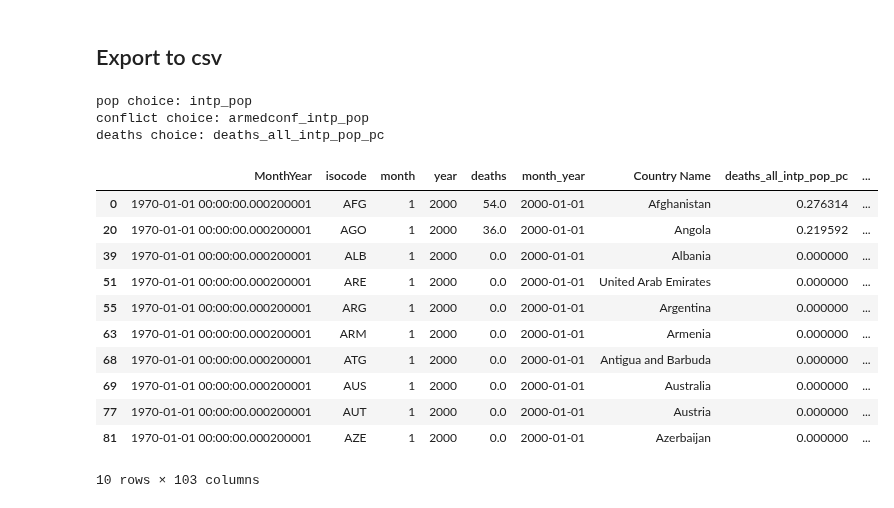
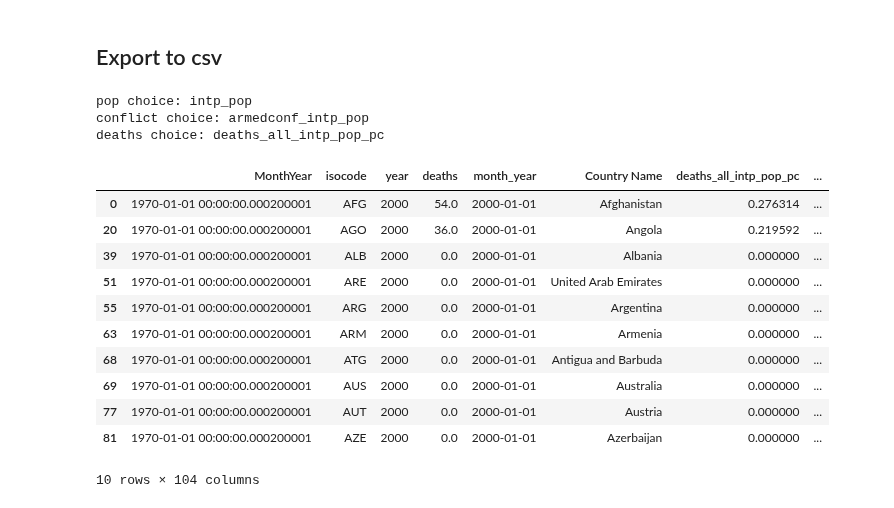
Before and after one commit to luisquinonesPR/thesis, a Jupyter notebook: utils/preprocessing.ipynb, the cells around one changed output. Cells and saved outputs as stored; diff of their text form; code cells hidden in the pictures.

```diff
--- a/utils/preprocessing.ipynb
+++ b/utils/preprocessing.ipynb
@@ -11,3 +13,8 @@ import matplotlib.pyplot as plt
+# %%
+#### important: set train end year (e.g. if 2017, then test data starts from Jan 2018)
+
+train_end = 2017
+unit_of_analyis = 'isocode'
 # %% [markdown]
 ## Import and join data
 We import the merged data set containing the target (deaths) and the covariates (GDELT event counts) alongside the World Bank's population data.
@@ -750,7 +758,7 @@ print(df_shares.isnull().sum().sum())
 
 # fill missing events with with 0
 #event_count_columns= df_shares.filter(like='event_count').columns.tolist()
-event_count_columns = [col for col in df_shares.columns if col.startswith('event_count')]
+event_count_columns = [col for col in df_shares.columns if col.startswith('count_events')]
 df_shares[event_count_columns] = df_shares[event_count_columns].fillna(0)
 
 # check all missing values are gone
@@ -1085,0 +1096,6 @@ print((set(df_deaths.columns) - set(pop_options.columns)))
+# %%
+df_cyclical = df_deaths.copy()
+
+encoder = CyclicalFeatures(variables=['month'], drop_original=True)
+df_cyclical = encoder.fit_transform(df_cyclical)
+df_cyclical
@@ -1086,29 +1116,29 @@ print((set(df_deaths.columns) - set(pop_options.columns)))
 # %% [markdown]
 ## Export to csv
 # %%
-df = df_deaths.copy()
+df = df_cyclical.copy()
 
 print('pop choice:', pop_choice)
 print('conflict choice:', conflict_choice)
 print('deaths choice:', deaths_choice)
 
 
 df.drop(columns=['country', pop_choice], inplace=True)
 
 df.head(10)
 # %% [output]
 pop choice: intp_pop
 conflict choice: armedconf_intp_pop
 deaths choice: deaths_all_intp_pop_pc
-|  | MonthYear | isocode | month | year | deaths | month_year | Country Name | deaths_all_intp_pop_pc | ... |
-| 0 | 1970-01-01 00:00:00.000200001 | AFG | 1 | 2000 | 54.0 | 2000-01-01 | Afghanistan | 0.276314 | ... |
-| 20 | 1970-01-01 00:00:00.000200001 | AGO | 1 | 2000 | 36.0 | 2000-01-01 | Angola | 0.219592 | ... |
-| 39 | 1970-01-01 00:00:00.000200001 | ALB | 1 | 2000 | 0.0 | 2000-01-01 | Albania | 0.000000 | ... |
-| 51 | 1970-01-01 00:00:00.000200001 | ARE | 1 | 2000 | 0.0 | 2000-01-01 | United Arab Emirates | 0.000000 | ... |
-| 55 | 1970-01-01 00:00:00.000200001 | ARG | 1 | 2000 | 0.0 | 2000-01-01 | Argentina | 0.000000 | ... |
-| 63 | 1970-01-01 00:00:00.000200001 | ARM | 1 | 2000 | 0.0 | 2000-01-01 | Armenia | 0.000000 | ... |
-| 68 | 1970-01-01 00:00:00.000200001 | ATG | 1 | 2000 | 0.0 | 2000-01-01 | Antigua and Barbuda | 0.000000 | ... |
-| 69 | 1970-01-01 00:00:00.000200001 | AUS | 1 | 2000 | 0.0 | 2000-01-01 | Australia | 0.000000 | ... |
-| 77 | 1970-01-01 00:00:00.000200001 | AUT | 1 | 2000 | 0.0 | 2000-01-01 | Austria | 0.000000 | ... |
-| 81 | 1970-01-01 00:00:00.000200001 | AZE | 1 | 2000 | 0.0 | 2000-01-01 | Azerbaijan | 0.000000 | ... |
+|  | MonthYear | isocode | year | deaths | month_year | Country Name | deaths_all_intp_pop_pc | ... |
+| 0 | 1970-01-01 00:00:00.000200001 | AFG | 2000 | 54.0 | 2000-01-01 | Afghanistan | 0.276314 | ... |
+| 20 | 1970-01-01 00:00:00.000200001 | AGO | 2000 | 36.0 | 2000-01-01 | Angola | 0.219592 | ... |
+| 39 | 1970-01-01 00:00:00.000200001 | ALB | 2000 | 0.0 | 2000-01-01 | Albania | 0.000000 | ... |
+| 51 | 1970-01-01 00:00:00.000200001 | ARE | 2000 | 0.0 | 2000-01-01 | United Arab Emirates | 0.000000 | ... |
+| 55 | 1970-01-01 00:00:00.000200001 | ARG | 2000 | 0.0 | 2000-01-01 | Argentina | 0.000000 | ... |
+| 63 | 1970-01-01 00:00:00.000200001 | ARM | 2000 | 0.0 | 2000-01-01 | Armenia | 0.000000 | ... |
+| 68 | 1970-01-01 00:00:00.000200001 | ATG | 2000 | 0.0 | 2000-01-01 | Antigua and Barbuda | 0.000000 | ... |
+| 69 | 1970-01-01 00:00:00.000200001 | AUS | 2000 | 0.0 | 2000-01-01 | Australia | 0.000000 | ... |
+| 77 | 1970-01-01 00:00:00.000200001 | AUT | 2000 | 0.0 | 2000-01-01 | Austria | 0.000000 | ... |
+| 81 | 1970-01-01 00:00:00.000200001 | AZE | 2000 | 0.0 | 2000-01-01 | Azerbaijan | 0.000000 | ... |
-10 rows × 103 columns
+10 rows × 104 columns
```
Also changed, not shown: parts of 11 cells of this notebook.
